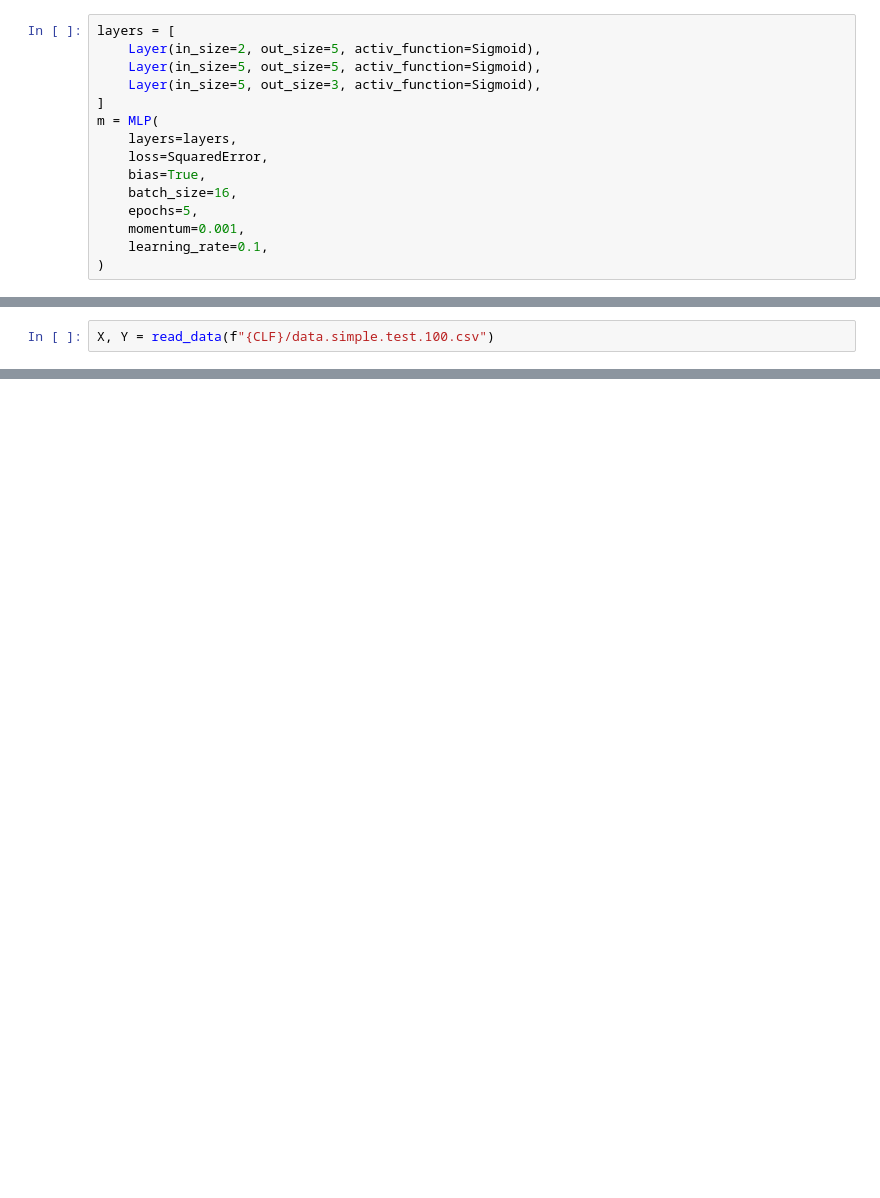
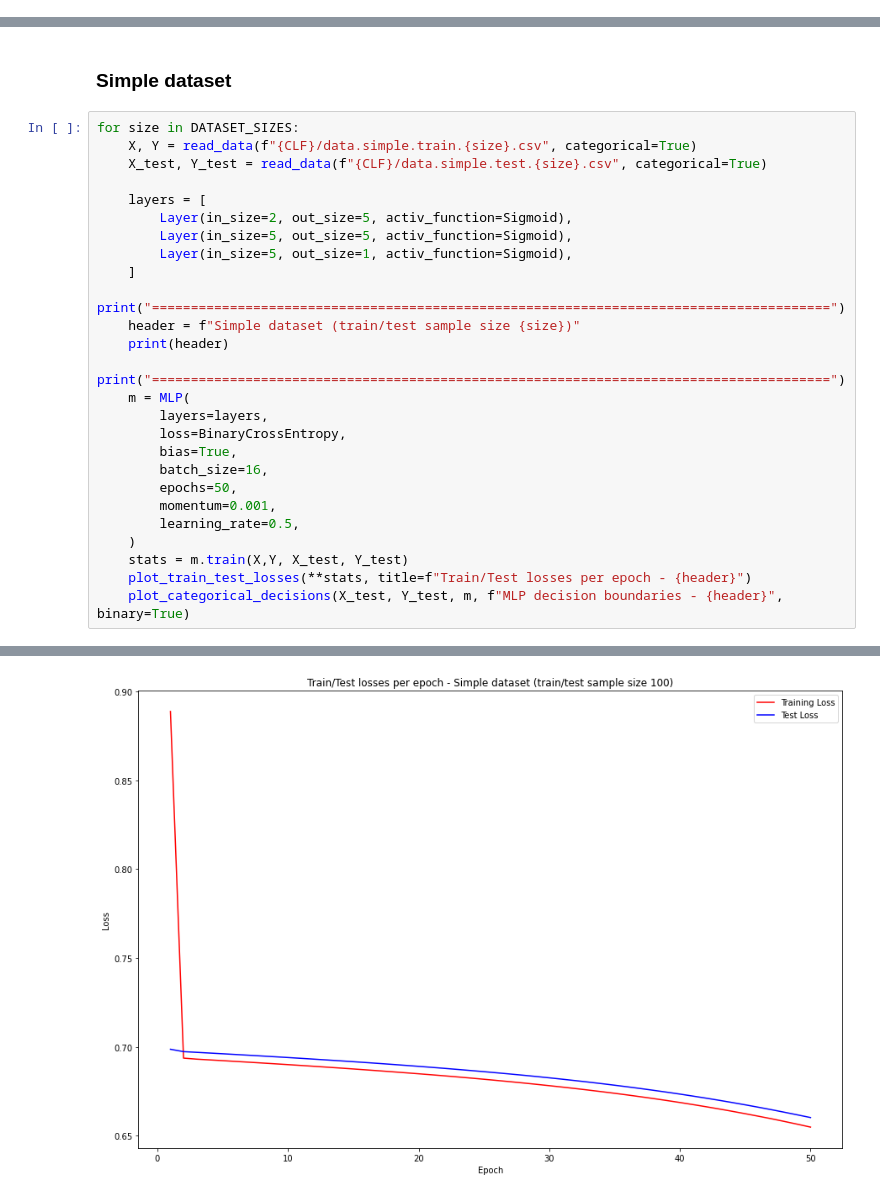
Before and after one commit to antoniszczepanik/toygrad, a Jupyter notebook: experiment.ipynb, the cells around one changed output, grey strips where cells are left out. Cells and saved outputs as stored; diff of their text form; blank space fills up the shorter version.

Commit message:
Add binary and multiclass classification examples

```diff
--- a/experiment.ipynb
+++ b/experiment.ipynb
@@ -22,16 +30 @@ def read_data(path):
     return X, Y
-# %%
-layers = [
-    Layer(in_size=2, out_size=5, activ_function=Sigmoid),
-    Layer(in_size=5, out_size=5, activ_function=Sigmoid),
-    Layer(in_size=5, out_size=3, activ_function=Sigmoid),
-]
-m = MLP(
-    layers=layers,
-    loss=SquaredError,
-    bias=True,
-    batch_size=16,
-    epochs=5,
-    momentum=0.001,
-    learning_rate=0.1,
-)
@@ -38,2 +33,29 @@ m = MLP(
+# %% [markdown]
+### Simple dataset
 # %%
-X, Y = read_data(f"{CLF}/data.simple.test.100.csv")
+for size in DATASET_SIZES:
+    X, Y = read_data(f"{CLF}/data.simple.train.{size}.csv", categorical=True)
+    X_test, Y_test = read_data(f"{CLF}/data.simple.test.{size}.csv", categorical=True)
+
+    layers = [
+        Layer(in_size=2, out_size=5, activ_function=Sigmoid),
+        Layer(in_size=5, out_size=5, activ_function=Sigmoid),
+        Layer(in_size=5, out_size=1, activ_function=Sigmoid),
+    ]
+    print("=======================================================================================")
+    header = f"Simple dataset (train/test sample size {size})"
+    print(header)
+    print("=======================================================================================")
+    m = MLP(
+        layers=layers,
+        loss=BinaryCrossEntropy,
+        bias=True,
+        batch_size=16,
+        epochs=50,
+        momentum=0.001,
+        learning_rate=0.5,
+    )
+    stats = m.train(X,Y, X_test, Y_test)
+    plot_train_test_losses(**stats, title=f"Train/Test losses per epoch - {header}")
+    plot_categorical_decisions(X_test, Y_test, m, f"MLP decision boundaries - {header}", binary=True)
+# %% [output]
@@ -39,0 +70 @@ X, Y = read_data(f"{CLF}/data.simple.test.100.csv")
+[figure, added]
```
Also changed, not shown: parts of 9 cells of this notebook.
